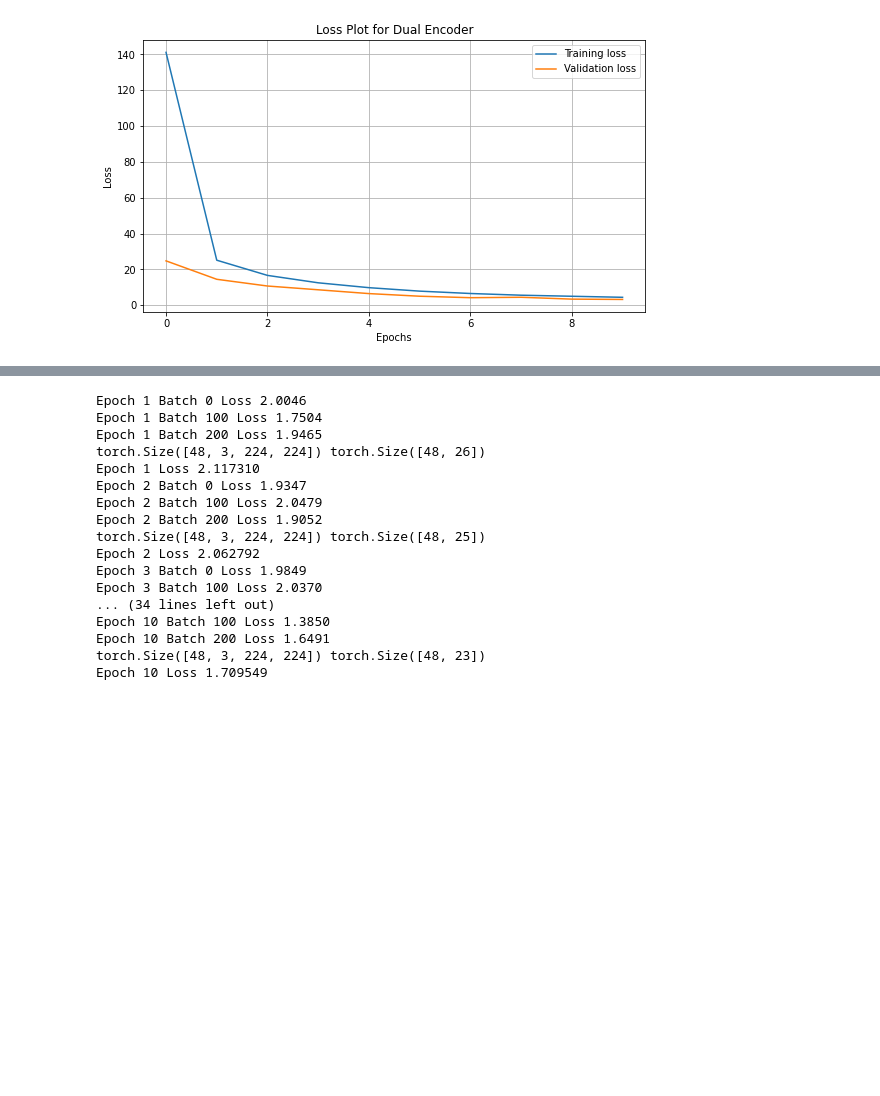
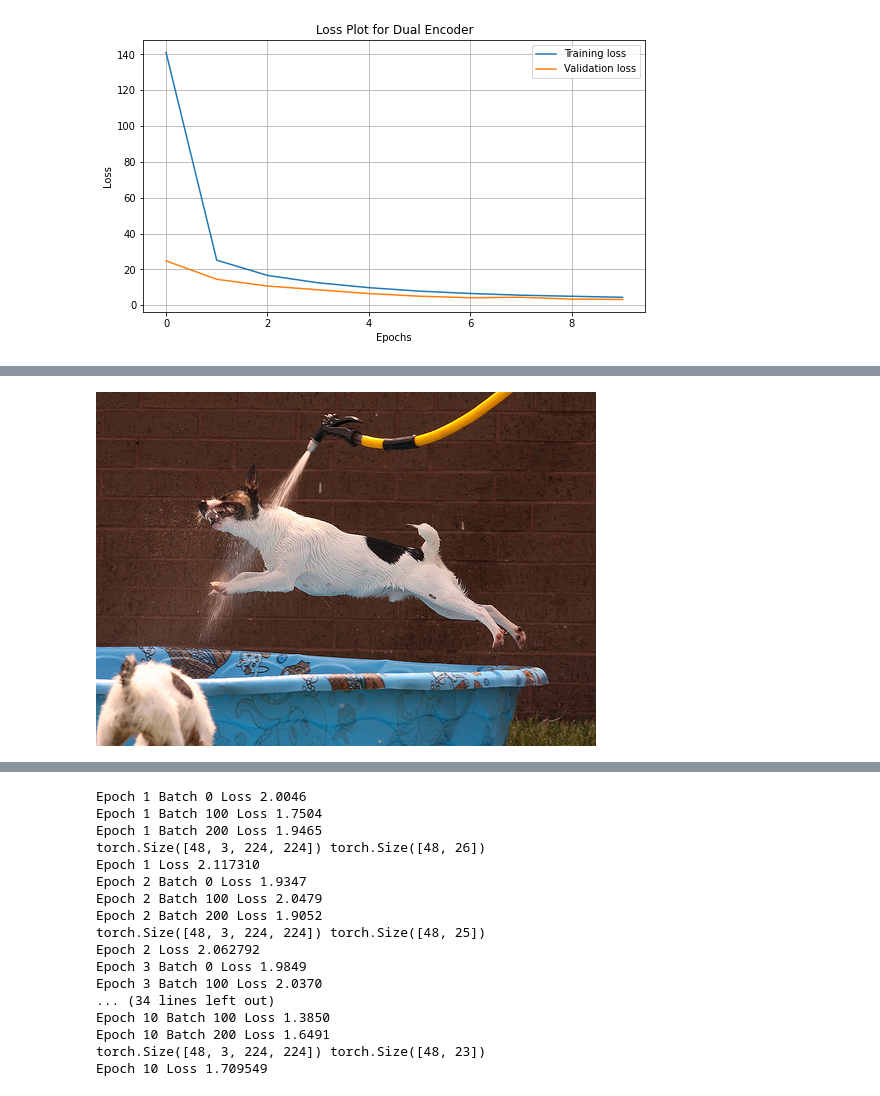
Before and after one commit to Mkenza/Computer_V_SDI, a Jupyter notebook: Project_ML4V_T2I_MAKHLOUF.ipynb, the cells around one changed output, grey strips where cells are left out. Cells and saved outputs as stored; diff of their text form; code cells hidden in the pictures; blank space fills up the shorter version.

```diff
--- a/Project_ML4V_T2I_MAKHLOUF.ipynb
+++ b/Project_ML4V_T2I_MAKHLOUF.ipynb
@@ -123,10 +175,10 @@ def collate_fn(data):
     """Build mini-batch tensors from a list of (image, caption) tuples.
     Args:
         data: list of (image, caption) tuple.
-            - image: torch tensor of shape (3, 256, 256).
+            - image: torch tensor of shape (3, 224, 224).
             - caption: torch tensor of shape (?); variable length.
     Returns:
-        images: torch tensor of shape (batch_size, 3, 256, 256).
+        images: torch tensor of shape (batch_size, 3, 224, 224).
         targets: torch tensor of shape (batch_size, padded_length).
         lengths: list; valid length for each padded caption.
     """
@@ -486,0 +563,3 @@ torch.save(img_enc, "drive/MyDrive/Image_encoder.pth")
+# %%
+image_enc = torch.load("Image_encoder.pth")
+texte_enc = torch.load("Image_encoder.pth")
@@ -486,0 +584,13 @@ torch.save(img_enc, "drive/MyDrive/Image_encoder.pth")
+# %%
+rid = np.random.randint(0,4000)
+list_names = os.listdir("Flicker8k_Dataset/")
+image = list_names[rid]
+image_path = os.path.join("Flicker8k_Dataset/", image)
+image = Image.open(image_path).convert('RGB')
+transform = get_transform("f8k", 'val', 224)
+image = transform(image)
+img_emb = image_enc(torch.unsqueeze(image, 0)).data.cpu().numpy()
+scores = np.argsort(np.dot(img_emb,img_embs.T)).flatten()[::-1]
+Image.open(image_path)
+# %% [output]
+[figure, added]
```
Also changed, not shown: parts of 43 cells of this notebook, 15 other files.
